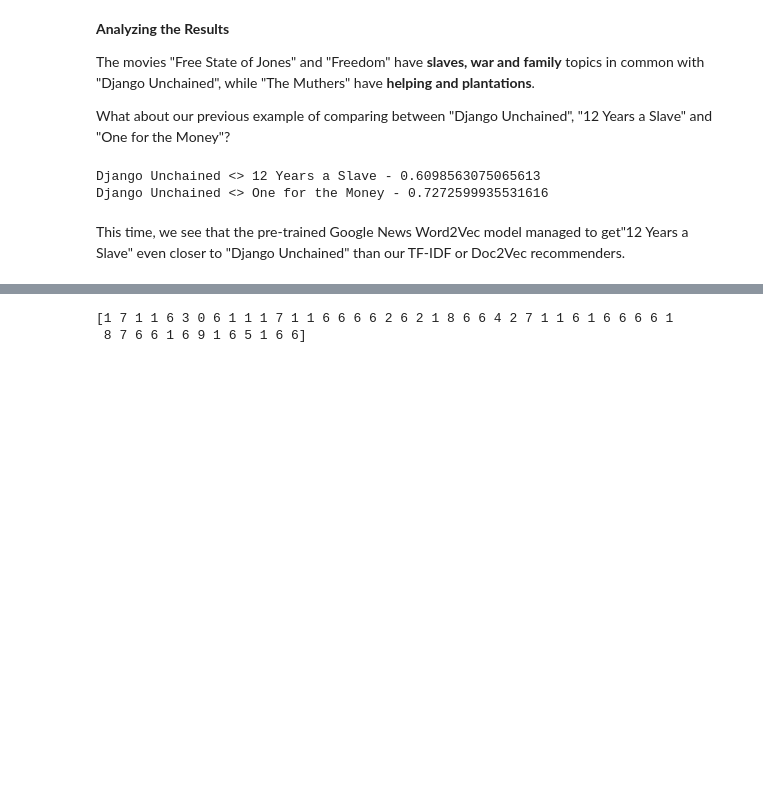
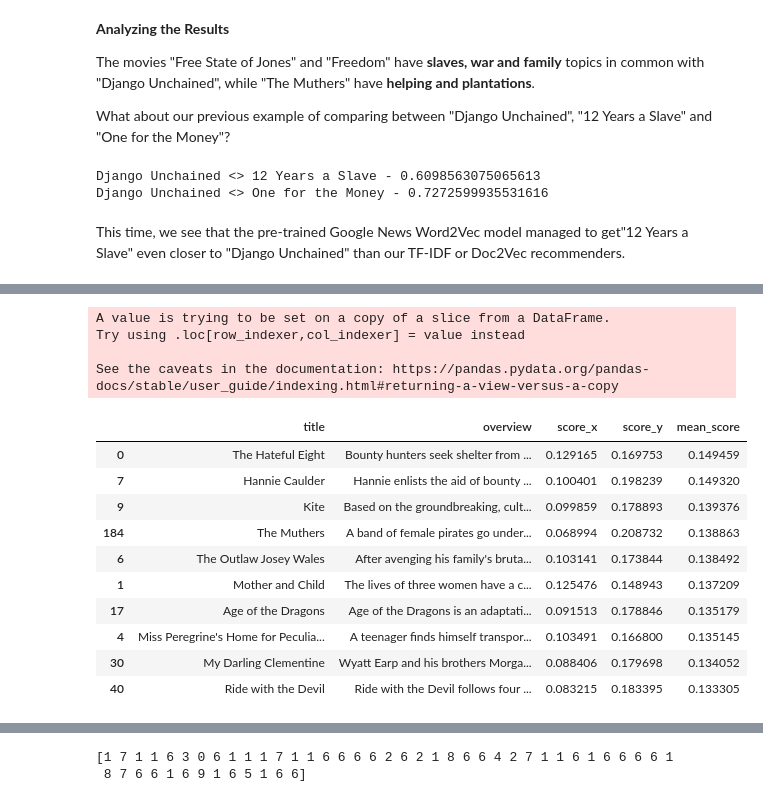
Before and after one commit to adi-benz/movies-rating-analysis, a Jupyter notebook: analysis.ipynb, the cells around one changed output, grey strips where cells are left out. Cells and saved outputs as stored; diff of their text form; code cells hidden in the pictures; blank space fills up the shorter version.

```diff
--- a/analysis.ipynb
+++ b/analysis.ipynb
@@ -1018,6 +1022,7 @@ class Word2VecRecommender:
         others_w2v = movies[~movies["w2v"].isna()]
 
         similarities = cosine_similarity([target_w2v], others_w2v['w2v'].to_list())[0]
+        others_w2v["score"] = similarities
         return others_w2v.iloc[similarities.argsort()[-top_n - 1:][::-1]]
 
     def compare(self, movie1, movie2):
@@ -1149,0 +1060,42 @@ Name: genres, dtype: object
+# %%
+import os
+import gensim
+
+class ContentBasedRecommender:
+    def __init__(self, recommender_1, weight_1, recommender_2, weight_2):
+        self.recommender_1 = recommender_1
+        self.weight_1 = weight_1
+        self.recommender_2 = recommender_2
+        self.weight_2 = weight_2
+
+    def recommend(self, movie_title: str, top_n: int = 5):
+        recommendations1 = self.recommender_1.recommend(movie_title, movies.shape[0])
+        recommendations1['score'] = recommendations1['score'] * self.weight_1
+        recommendations2 = self.recommender_2.recommend(movie_title, movies.shape[0])
+        recommendations2['score'] = recommendations2['score'] * self.weight_2
+
+        combined = recommendations1.merge(recommendations2[["id", "score"]], on='id')
+
+        combined['mean_score'] = (combined['score_x'].to_numpy() + combined['score_y'].to_numpy()) / 2
+
+        return combined.sort_values(by='mean_score', ascending=False).head(top_n)
+# %%
+content_recommender = ContentBasedRecommender(plain_props_recommender, 0.7, w2v_recommender, 0.3)
+with pd.option_context('display.max_colwidth', -1):
+    display(content_recommender.recommend('Django Unchained', 10)[['title', 'overview', 'score_x', 'score_y', 'mean_score']])
+# %% [output]
+A value is trying to be set on a copy of a slice from a DataFrame.
+Try using .loc[row_indexer,col_indexer] = value instead
+
+See the caveats in the documentation: https://pandas.pydata.org/pandas-docs/stable/user_guide/indexing.html#returning-a-view-versus-a-copy
+|  | title | overview | score_x | score_y | mean_score |
+| 0 | The Hateful Eight | Bounty hunters seek shelter from ... | 0.129165 | 0.169753 | 0.149459 |
+| 7 | Hannie Caulder | Hannie enlists the aid of bounty ... | 0.100401 | 0.198239 | 0.149320 |
+| 9 | Kite | Based on the groundbreaking, cult... | 0.099859 | 0.178893 | 0.139376 |
+| 184 | The Muthers | A band of female pirates go under... | 0.068994 | 0.208732 | 0.138863 |
+| 6 | The Outlaw Josey Wales | After avenging his family's bruta... | 0.103141 | 0.173844 | 0.138492 |
+| 1 | Mother and Child | The lives of three women have a c... | 0.125476 | 0.148943 | 0.137209 |
+| 17 | Age of the Dragons | Age of the Dragons is an adaptati... | 0.091513 | 0.178846 | 0.135179 |
+| 4 | Miss Peregrine's Home for Peculia... | A teenager finds himself transpor... | 0.103491 | 0.166800 | 0.135145 |
+| 30 | My Darling Clementine | Wyatt Earp and his brothers Morga... | 0.088406 | 0.179698 | 0.134052 |
+| 40 | Ride with the Devil | Ride with the Devil follows four ... | 0.083215 | 0.183395 | 0.133305 |
```
Also changed, not shown: parts of 22 cells of this notebook, 2 other files.
